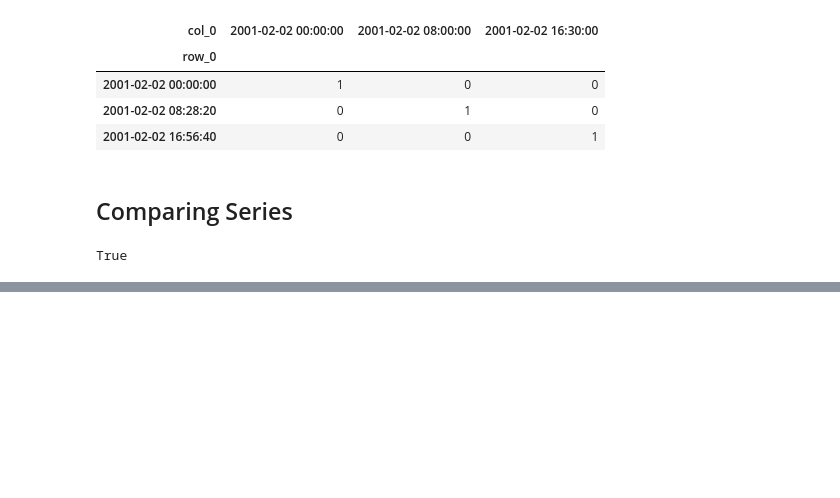
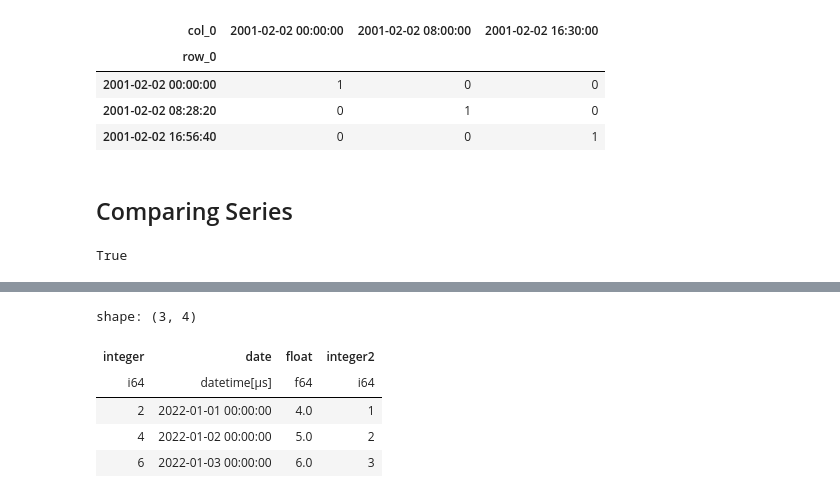
Before and after one commit to johnros/polars_demo, a Jupyter notebook: polars_to_preview.ipynb, the cells around one changed output, grey strips where cells are left out. Cells and saved outputs as stored; diff of their text form; code cells hidden in the pictures; blank space fills up the shorter version.

```diff
--- a/polars_to_preview.ipynb
+++ b/polars_to_preview.ipynb
@@ -1835,0 +2204,12 @@ True
+# %%
+df.with_columns([
+    pl.col("integer").alias("integer2"),
+    pl.col("integer") * 2
+])
+# %% [output]
+shape: (3, 4)
+| integer | date | float | integer2 |
+| i64 | datetime[μs] | f64 | i64 |
+| 2 | 2022-01-01 00:00:00 | 4.0 | 1 |
+| 4 | 2022-01-02 00:00:00 | 5.0 | 2 |
+| 6 | 2022-01-03 00:00:00 | 6.0 | 3 |
```
Also changed, not shown: parts of 87 cells of this notebook, 3 other files.
